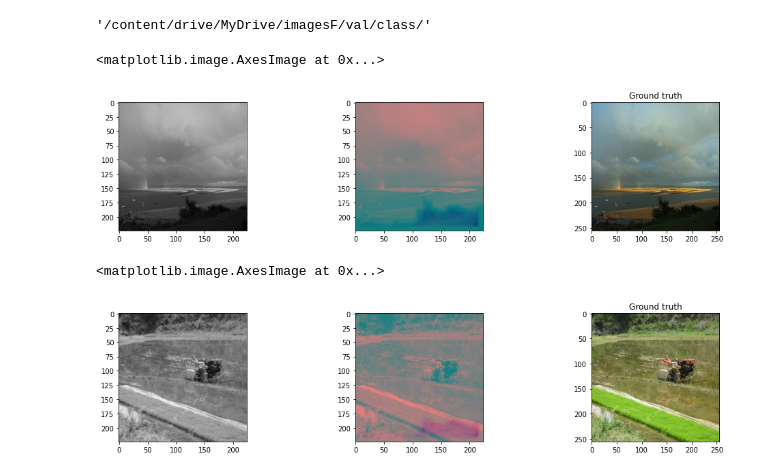
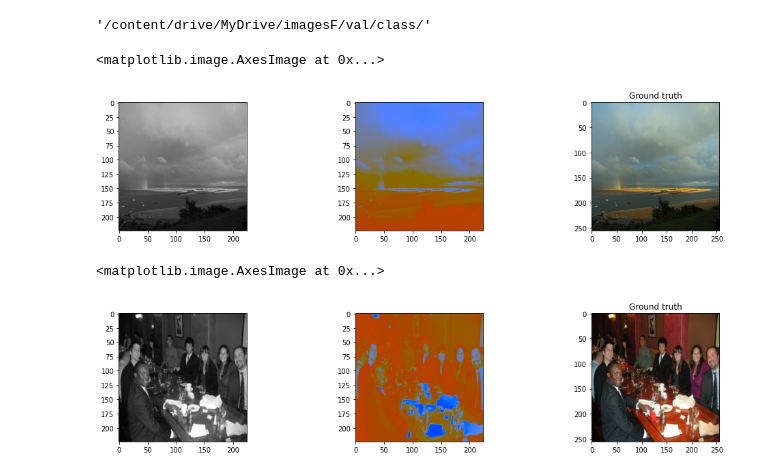
Before and after one commit to RohitJam/ImmageColoring, a Jupyter notebook: Image_coloring_Provision.ipynb, the cells around one changed output. Saved outputs shown, nothing was run; the diff lists cells and outputs as text; code cells hidden in the pictures.

Commit message:
more images files and display color change.

```diff
--- a/Image_coloring_Provision.ipynb
+++ b/Image_coloring_Provision.ipynb
@@ -161,6 +155,5 @@ def GenerateInputs(X_,y_):
         X_input = X_[i].reshape(1,224,224,1)
         y_input = y_[i].reshape(1,224,224,2)
         yield (X_input,y_input)
-Model_Colourization.fit(GenerateInputs(X_,y_),epochs=4,verbose=1,steps_per_epoch=38,shuffle=True)
-# validation_data=GenerateInputs(X_val, y_val))
+Model_Colourization.fit(GenerateInputs(X_,y_),epochs=50,verbose=1,steps_per_epoch=38,shuffle=True)#,validation_data=GenerateInputs(X_val, y_val))
 # %% [output]
@@ -218,8 +215,8 @@ plt.imshow(img)
 plt.subplot(5,5,1+1)
 img_ = cv2.cvtColor(img, cv2.COLOR_RGB2Lab)
 img_[:,:,1:] = Prediction
+img_= cv2.cvtColor(img, cv2.COLOR_Lab2BGR)
 plt.imshow(img_)
-
 # img_ = cv2.cvtColor(img_, cv2.COLOR_Lab2BGR)
 # plt.title("Predicted Image")
 # plt.imshow(img_)
@@ -229,5 +226,5 @@ plt.title("Ground truth")
 plt.imshow(img_1)
 # %% [output]
 <matplotlib.image.AxesImage at 0x...>
-[figure, old version]
+[figure, new version]
 # %%
@@ -239,25 +236,25 @@ Prediction_1=Prediction_1.reshape(224,224,2)
 # %%
 plt.figure(figsize=(30,20))
 plt.subplot(5,5,1)
-img = cv2.imread(TestImagePath+"014869cc7b561871453bf5e813cff812.jpg")
+img = cv2.imread(TestImagePath+"022219b1cd775f071b37fd3e0f6d9961.jpg")
 img_1 = cv2.cvtColor(img,cv2.COLOR_BGR2RGB)
 img = cv2.cvtColor(img_1, cv2.COLOR_RGB2GRAY)
 img = cv2.cvtColor(img, cv2.COLOR_GRAY2RGB)
 img = cv2.resize(img, (224, 224))
 plt.imshow(img)
 
 plt.subplot(5,5,1+1)
 img_ = cv2.cvtColor(img, cv2.COLOR_RGB2Lab)
 img_[:,:,1:] = Prediction
+img_= cv2.cvtColor(img, cv2.COLOR_Lab2BGR)
 plt.imshow(img_)
-
 # img_ = cv2.cvtColor(img_, cv2.COLOR_Lab2BGR)
 # plt.title("Predicted Image")
 # plt.imshow(img_)
 
 plt.subplot(5,5,1+2)
 plt.title("Ground truth")
 plt.imshow(img_1)
 # %% [output]
 <matplotlib.image.AxesImage at 0x...>
-[figure, old version]
+[figure, new version]
```
Also changed, not shown: parts of 15 cells of this notebook.
